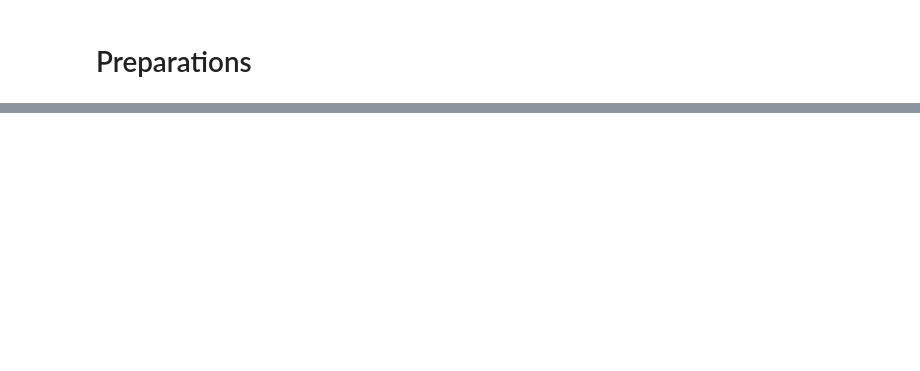
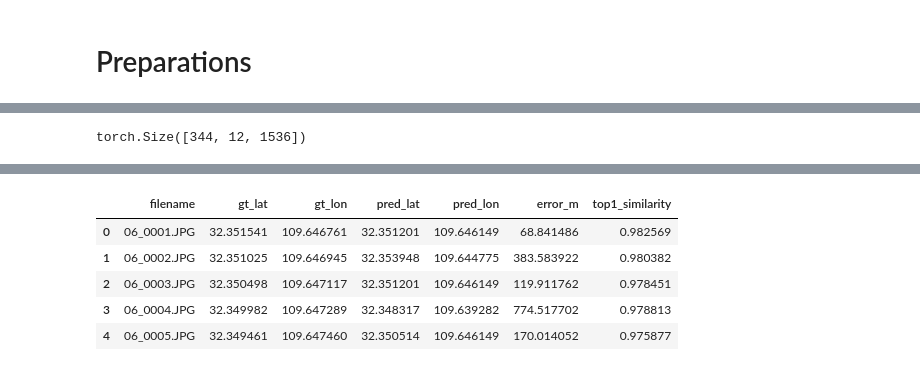
Before and after one commit to mvidem-gallery/UAV-VisLoc, a Jupyter notebook: SuperPoint_LightGlue.ipynb, the cells around one changed output, grey strips where cells are left out. Saved outputs shown, nothing was run; the diff lists cells and outputs as text; code cells hidden in the pictures; blank space fills up the shorter version.

```diff
--- a/SuperPoint_LightGlue.ipynb
+++ b/SuperPoint_LightGlue.ipynb
@@ -896,0 +229,3 @@ main()
+# %%
+_, path = get_map()
+print(path)
@@ -896,0 +782,71 @@ main()
+# %%
+
+drone_embs, variants_metadata = get_drone_embeddings(
+    loader=processed_loader,
+    model=dinov2_model,
+    agg=config.dataset.agg,
+)
+# %%
+print(drone_embs.shape)
+# %% [output]
+torch.Size([344, 12, 1536])
+# %%
+similarities = drone_embs @ tiles_embs.T
+
+best_similarities, best_variant_indices = similarities.max(dim=1)
+
+tile_order = best_similarities.argsort(dim=1, descending=True)
+
+assert tile_order.shape == (len(images_dataset.images), len(grid))
+assert best_variant_indices.shape == tile_order.shape
+assert best_similarities.shape == tile_order.shape
+# %%
+# Retrieval-only: прогноз у центрі найсхожішого тайла.
+top1_tile_indices = tile_order[:, 0]
+top1_tiles = grid[top1_tile_indices]
+
+pred_x = top1_tiles[:, 0] + config.tiles.tile_size / 2
+pred_y = top1_tiles[:, 1] + config.tiles.tile_size / 2
+
+pred_lat, pred_lon = xy_to_latlon(
+    x=pred_x,
+    y=pred_y,
+)
+
+filenames = images_dataset.images
+evaluation_meta = images_dataset.metadata.set_index("filename").loc[filenames].reset_index()
+
+retrieval_errors = mean_haversine_error(
+    lat1=evaluation_meta["lat"].to_numpy(),
+    lon1=evaluation_meta["lon"].to_numpy(),
+    lat2=pred_lat,
+    lon2=pred_lon,
+)
+
+frame_indices = np.arange(len(filenames))
+top1_similarities = best_similarities[
+    frame_indices,
+    top1_tile_indices,
+]
+
+retrieval_only_df = pd.DataFrame(
+    {
+        "filename": filenames,
+        "gt_lat": evaluation_meta["lat"].to_numpy(),
+        "gt_lon": evaluation_meta["lon"].to_numpy(),
+        "pred_lat": pred_lat,
+        "pred_lon": pred_lon,
+        "error_m": retrieval_errors,
+        "top1_similarity": top1_similarities,
+    }
+)
+
+print(f"Retrieval-only MHE: {retrieval_errors.mean():.1f} м")
+print(f"Median: {np.median(retrieval_errors):.1f} м")
+print(f"P90: {np.percentile(retrieval_errors, 90):.1f} м")
+print(f"≤50 м:  {100 * np.mean(retrieval_errors <= 50):.1f}%")
+print(f"≤100 м: {100 * np.mean(retrieval_errors <= 100):.1f}%")
+print(f"≤500 м: {100 * np.mean(retrieval_errors <= 500):.1f}%")
+
+retrieval_only_df.head()
+# %% [output]
@@ -896,0 +859,6 @@ main()
+|  | filename | gt_lat | gt_lon | pred_lat | pred_lon | error_m | top1_similarity |
+| 0 | 06_0001.JPG | 32.351541 | 109.646761 | 32.351201 | 109.646149 | 68.841486 | 0.982569 |
+| 1 | 06_0002.JPG | 32.351025 | 109.646945 | 32.353948 | 109.644775 | 383.583922 | 0.980382 |
+| 2 | 06_0003.JPG | 32.350498 | 109.647117 | 32.351201 | 109.646149 | 119.911762 | 0.978451 |
+| 3 | 06_0004.JPG | 32.349982 | 109.647289 | 32.348317 | 109.639282 | 774.517702 | 0.978813 |
+| 4 | 06_0005.JPG | 32.349461 | 109.647460 | 32.350514 | 109.646149 | 170.014052 | 0.975877 |
```
Also changed, not shown: parts of 116 cells of this notebook, 1 other file.
